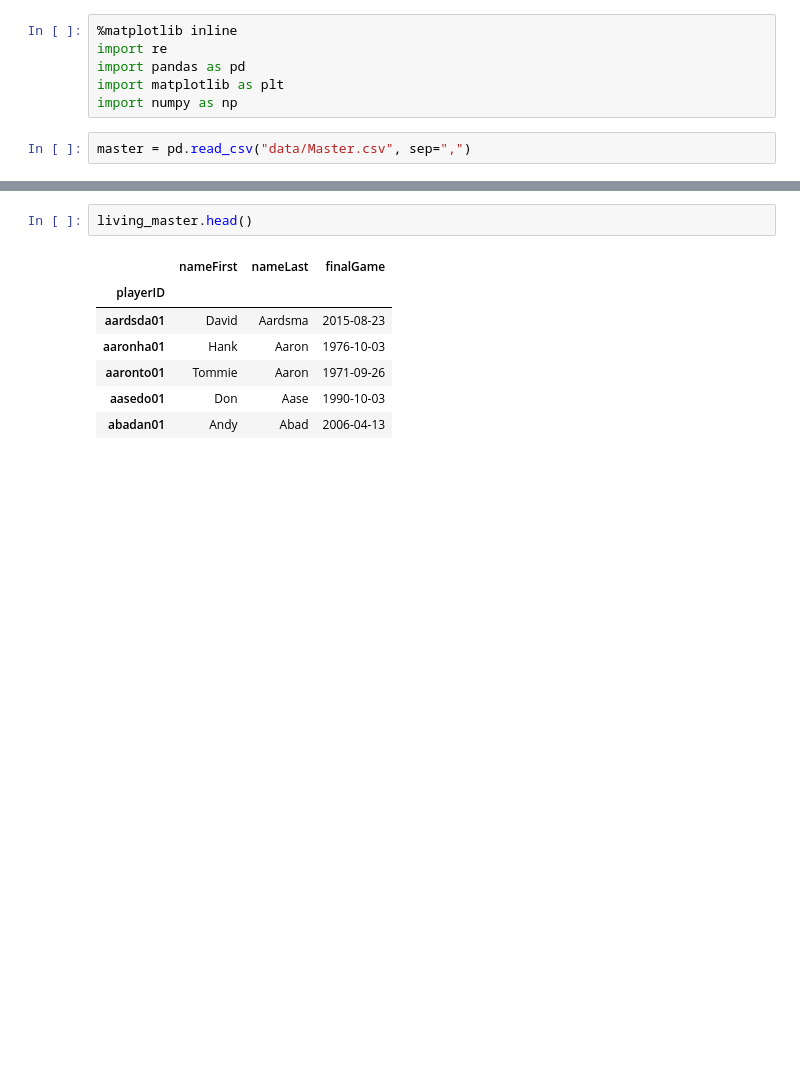
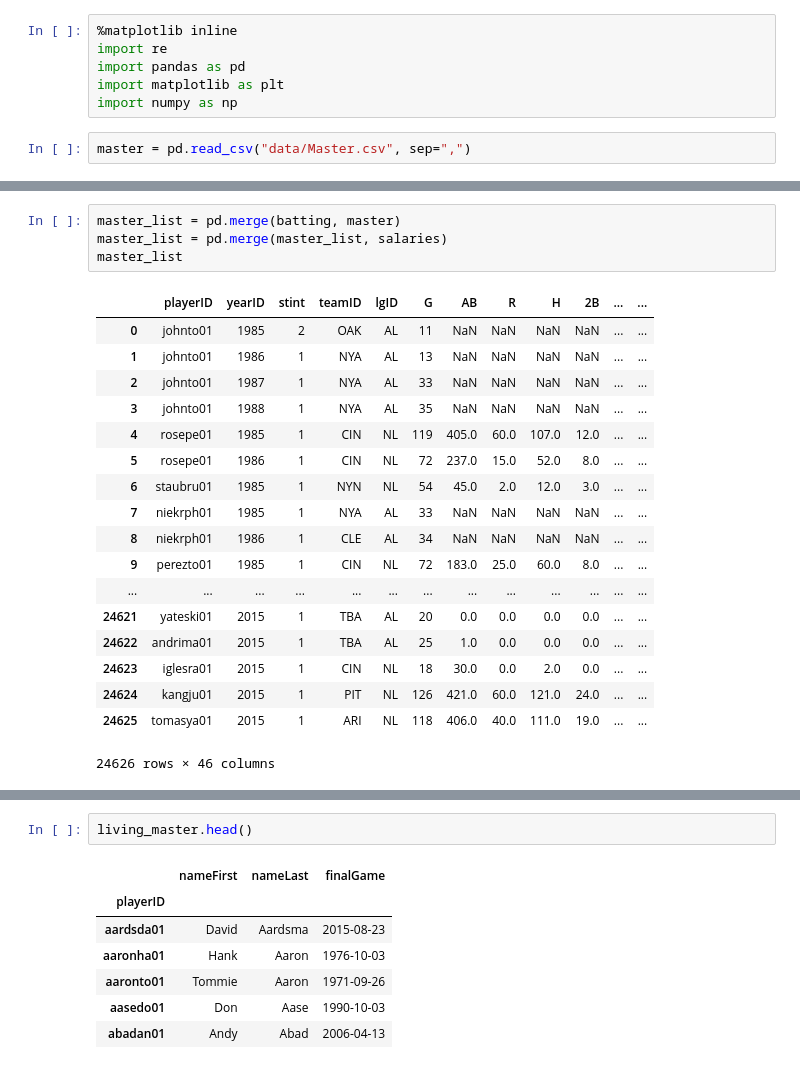
Before and after one commit to CameronBoudreau/moneyball, a Jupyter notebook: moneyball.ipynb, the cells around one changed output, grey strips where cells are left out. Cells and saved outputs as stored; diff of their text form; blank space fills up the shorter version.

```diff
--- a/moneyball.ipynb
+++ b/moneyball.ipynb
@@ -51,0 +52,23 @@ living_master = master[master.finalGame != master.finalGame.isnull()]
+# %%
+master_list = pd.merge(batting, master)
+master_list = pd.merge(master_list, salaries)
+master_list
+# %% [output]
+|  | playerID | yearID | stint | teamID | lgID | G | AB | R | H | 2B | ... | ... |
+| 0 | johnto01 | 1985 | 2 | OAK | AL | 11 | NaN | NaN | NaN | NaN | ... | ... |
+| 1 | johnto01 | 1986 | 1 | NYA | AL | 13 | NaN | NaN | NaN | NaN | ... | ... |
+| 2 | johnto01 | 1987 | 1 | NYA | AL | 33 | NaN | NaN | NaN | NaN | ... | ... |
+| 3 | johnto01 | 1988 | 1 | NYA | AL | 35 | NaN | NaN | NaN | NaN | ... | ... |
+| 4 | rosepe01 | 1985 | 1 | CIN | NL | 119 | 405.0 | 60.0 | 107.0 | 12.0 | ... | ... |
+| 5 | rosepe01 | 1986 | 1 | CIN | NL | 72 | 237.0 | 15.0 | 52.0 | 8.0 | ... | ... |
+| 6 | staubru01 | 1985 | 1 | NYN | NL | 54 | 45.0 | 2.0 | 12.0 | 3.0 | ... | ... |
+| 7 | niekrph01 | 1985 | 1 | NYA | AL | 33 | NaN | NaN | NaN | NaN | ... | ... |
+| 8 | niekrph01 | 1986 | 1 | CLE | AL | 34 | NaN | NaN | NaN | NaN | ... | ... |
+| 9 | perezto01 | 1985 | 1 | CIN | NL | 72 | 183.0 | 25.0 | 60.0 | 8.0 | ... | ... |
+| ... | ... | ... | ... | ... | ... | ... | ... | ... | ... | ... | ... | ... |
+| 24621 | yateski01 | 2015 | 1 | TBA | AL | 20 | 0.0 | 0.0 | 0.0 | 0.0 | ... | ... |
+| 24622 | andrima01 | 2015 | 1 | TBA | AL | 25 | 1.0 | 0.0 | 0.0 | 0.0 | ... | ... |
+| 24623 | iglesra01 | 2015 | 1 | CIN | NL | 18 | 30.0 | 0.0 | 2.0 | 0.0 | ... | ... |
+| 24624 | kangju01 | 2015 | 1 | PIT | NL | 126 | 421.0 | 60.0 | 121.0 | 24.0 | ... | ... |
+| 24625 | tomasya01 | 2015 | 1 | ARI | NL | 118 | 406.0 | 40.0 | 111.0 | 19.0 | ... | ... |
+24626 rows × 46 columns
```
Also changed, not shown: parts of 33 cells of this notebook, 1 other file.
